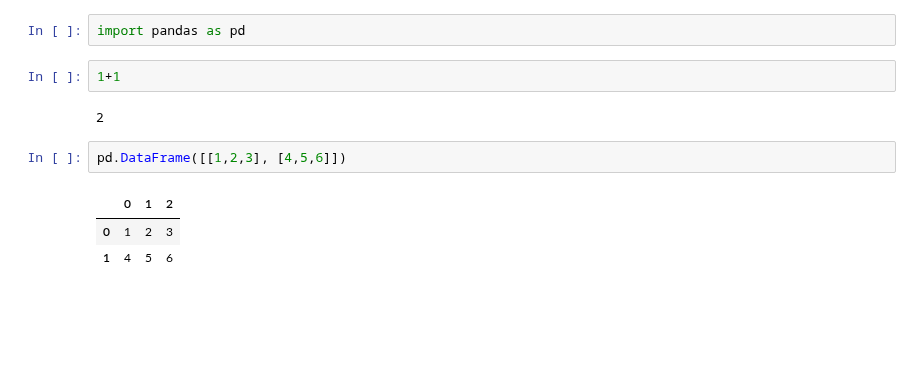
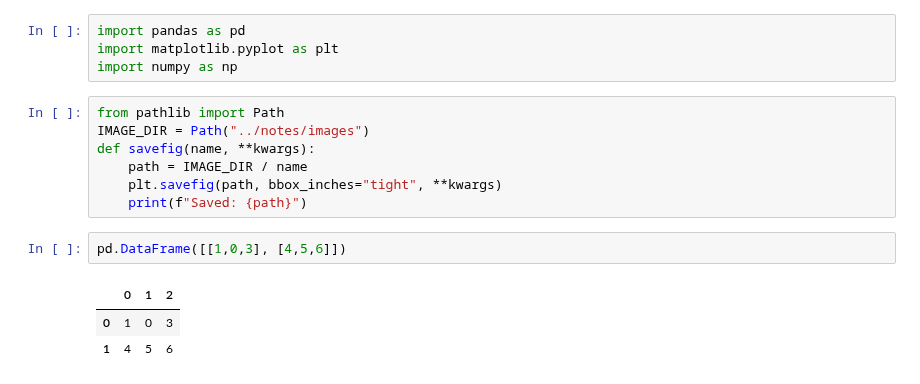
Before and after one commit to saksham-aggarwal-2002/math_notes_editor, a Jupyter notebook: experiments/linalg.ipynb, the cells around one changed output. Saved outputs shown, nothing was run; the diff lists cells and outputs as text; blank space fills up the shorter version.

```diff
--- a/experiments/linalg.ipynb
+++ b/experiments/linalg.ipynb
@@ -1,13 +1,18 @@
 # %%
 import pandas as pd
+import matplotlib.pyplot as plt
+import numpy as np
 # %%
-1+1
+from pathlib import Path
+IMAGE_DIR = Path("../notes/images")
+def savefig(name, **kwargs):
+    path = IMAGE_DIR / name
+    plt.savefig(path, bbox_inches="tight", **kwargs)
+    print(f"Saved: {path}")
-# %% [output]
-2
 # %%
-pd.DataFrame([[1,2,3], [4,5,6]])
+pd.DataFrame([[1,0,3], [4,5,6]])
 # %% [output]
 |  | 0 | 1 | 2 |
-| 0 | 1 | 2 | 3 |
+| 0 | 1 | 0 | 3 |
 | 1 | 4 | 5 | 6 |
 # %%
```
Also changed, not shown: parts of 2 cells of this notebook, 7 other files.
